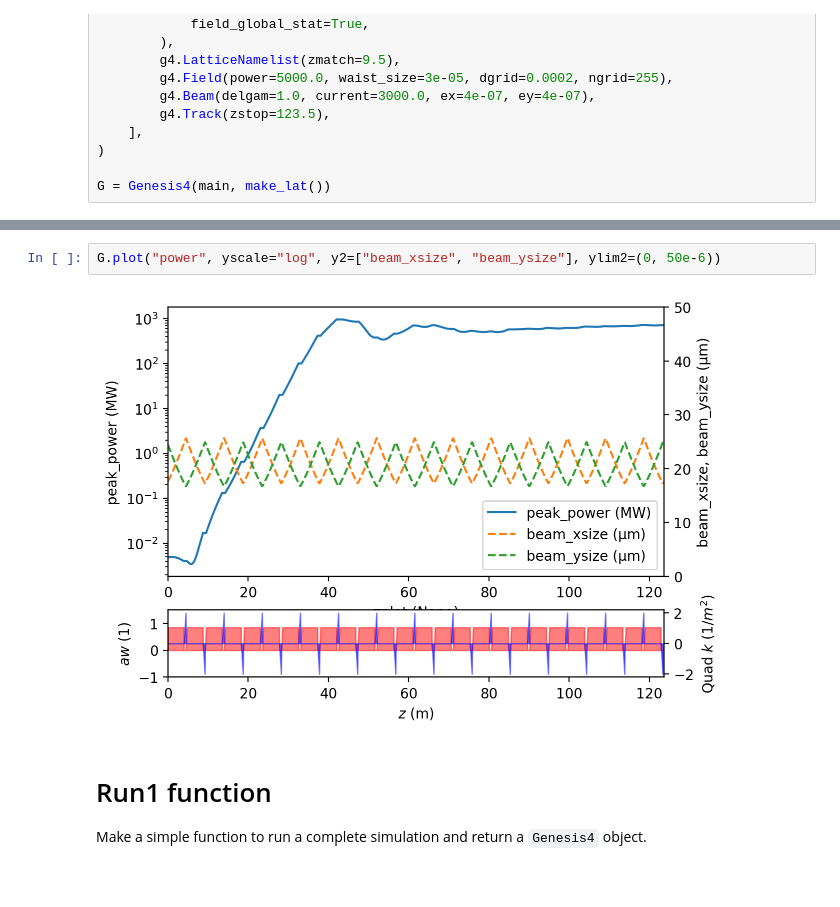
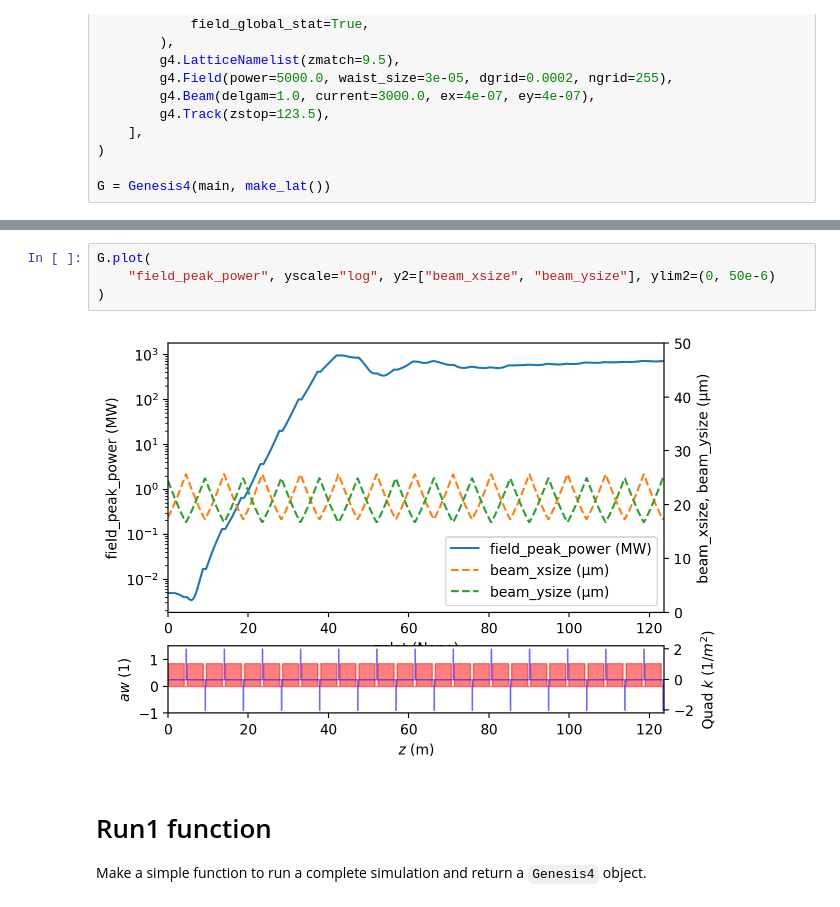
Before and after one commit to slaclab/lume-genesis, a Jupyter notebook: docs/examples/genesis4/fodo_scan.ipynb, the cells around one changed output, grey strips where cells are left out. Drawn from its saved outputs; the diff is of its cells as text.

Commit message:
MAINT: fix 'power' keys + re-run heavy notebooks

```diff
--- a/docs/examples/genesis4/fodo_scan.ipynb
+++ b/docs/examples/genesis4/fodo_scan.ipynb
@@ -93,7 +78,9 @@ Wall time: 36.3 s
 # %%
-G.plot("power", yscale="log", y2=["beam_xsize", "beam_ysize"], ylim2=(0, 50e-6))
+G.plot(
+    "field_peak_power", yscale="log", y2=["beam_xsize", "beam_ysize"], ylim2=(0, 50e-6)
+)
 # %% [output]
-[figure, old version]
+[figure, new version]
 # %% [markdown]
 # Run1 function
 
```
Also changed, not shown: parts of 6 cells of this notebook, 1 other file.
